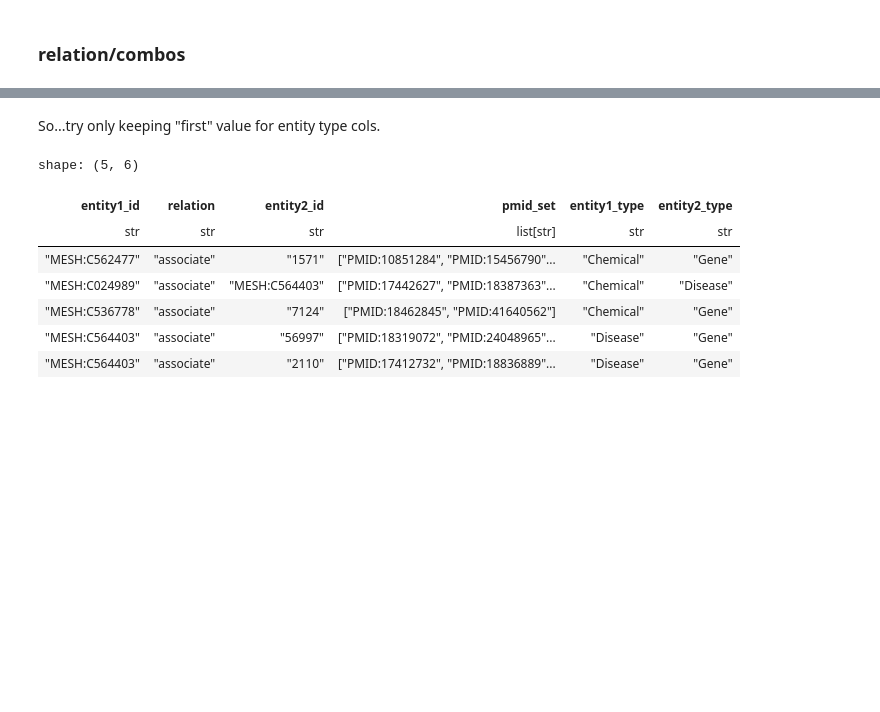
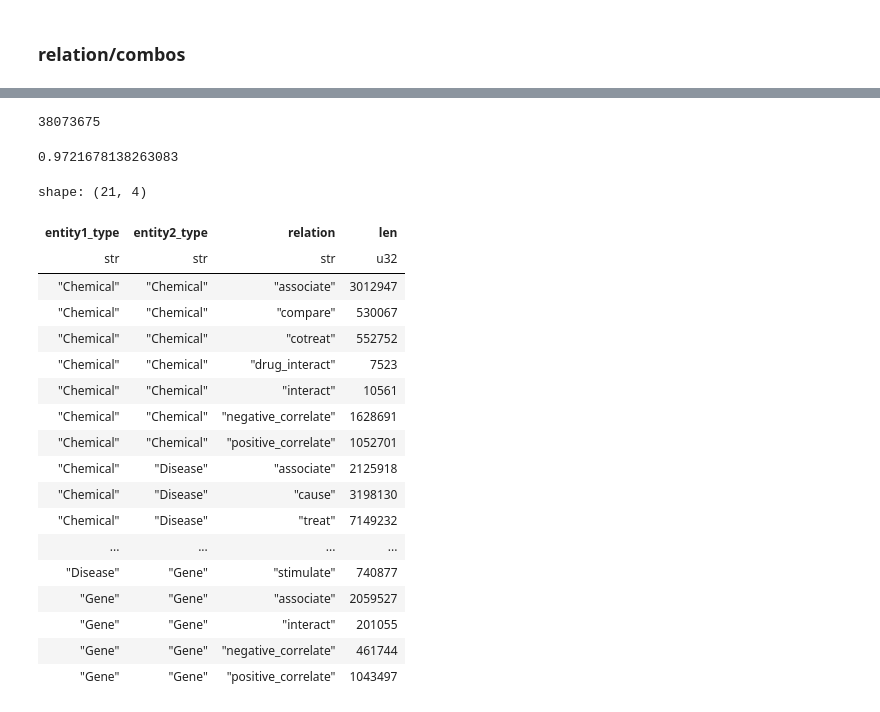
Before and after one commit to NCATSTranslator/translator-ingests, a Jupyter notebook: src/translator_ingest/ingests/pubtator/pubtator_eda.ipynb, the cells around one changed output, grey strips where cells are left out. Saved outputs shown, nothing was run; the diff lists cells and outputs as text; code cells hidden in the pictures; blank space fills up the shorter version.

```diff
--- a/src/translator_ingest/ingests/pubtator/pubtator_eda.ipynb
+++ b/src/translator_ingest/ingests/pubtator/pubtator_eda.ipynb
@@ -792,2 +648,0 @@ Looking at them...
-# %% [markdown]
-So...try only keeping "first" value for entity type cols.
@@ -802,13 +649,7 @@ merge2 = (relation_df_filtered
-# %%
-## check those same rows
-
-merge2.join(multi_types, on=GROUP_BY_COLUMNS, how="semi")
-# %% [output]
-shape: (5, 6)
-| entity1_id | relation | entity2_id | pmid_set | entity1_type | entity2_type |
-| str | str | str | list[str] | str | str |
-| "MESH:C562477" | "associate" | "1571" | ["PMID:10851284", "PMID:15456790"... | "Chemical" | "Gene" |
-| "MESH:C024989" | "associate" | "MESH:C564403" | ["PMID:17442627", "PMID:18387363"... | "Chemical" | "Disease" |
-| "MESH:C536778" | "associate" | "7124" | ["PMID:18462845", "PMID:41640562"] | "Chemical" | "Gene" |
-| "MESH:C564403" | "associate" | "56997" | ["PMID:18319072", "PMID:24048965"... | "Disease" | "Gene" |
-| "MESH:C564403" | "associate" | "2110" | ["PMID:17412732", "PMID:18836889"... | "Disease" | "Gene" |
+# %%
+relation_df_filtered.shape[0]
+
+relation_df_filtered.shape[0] / relation_df.shape[0]
+# %% [output]
+38073675
+0.9721678138263083
@@ -814,0 +661,24 @@ shape: (5, 6)
+# %%
+combo_counts_filtered.sort(["entity1_type", "entity2_type", "relation"]) \
+    .select(["entity1_type", "entity2_type", "relation", "len"]) \
+    .show(limit=None)
+# %% [output]
+shape: (21, 4)
+| entity1_type | entity2_type | relation | len |
+| str | str | str | u32 |
+| "Chemical" | "Chemical" | "associate" | 3012947 |
+| "Chemical" | "Chemical" | "compare" | 530067 |
+| "Chemical" | "Chemical" | "cotreat" | 552752 |
+| "Chemical" | "Chemical" | "drug_interact" | 7523 |
+| "Chemical" | "Chemical" | "interact" | 10561 |
+| "Chemical" | "Chemical" | "negative_correlate" | 1628691 |
+| "Chemical" | "Chemical" | "positive_correlate" | 1052701 |
+| "Chemical" | "Disease" | "associate" | 2125918 |
+| "Chemical" | "Disease" | "cause" | 3198130 |
+| "Chemical" | "Disease" | "treat" | 7149232 |
+| ... | ... | ... | ... |
+| "Disease" | "Gene" | "stimulate" | 740877 |
+| "Gene" | "Gene" | "associate" | 2059527 |
+| "Gene" | "Gene" | "interact" | 201055 |
+| "Gene" | "Gene" | "negative_correlate" | 461744 |
+| "Gene" | "Gene" | "positive_correlate" | 1043497 |
```
Also changed, not shown: parts of 92 cells of this notebook.
